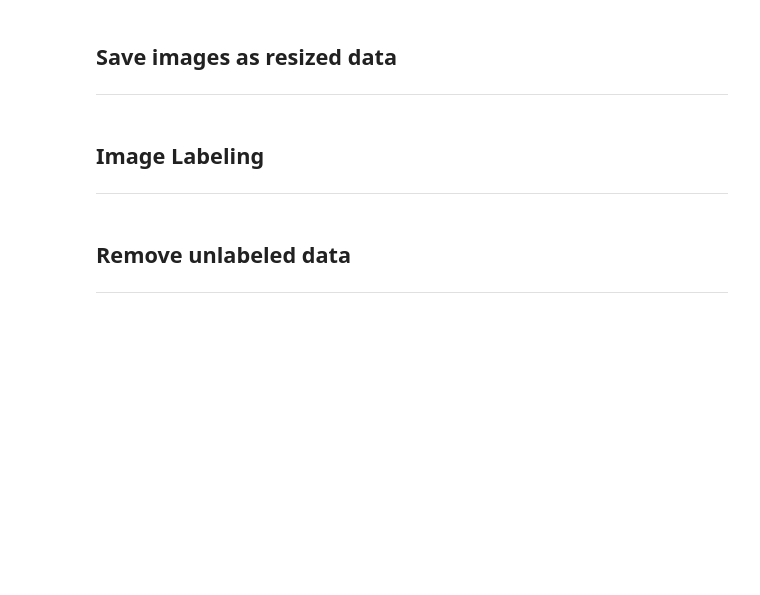
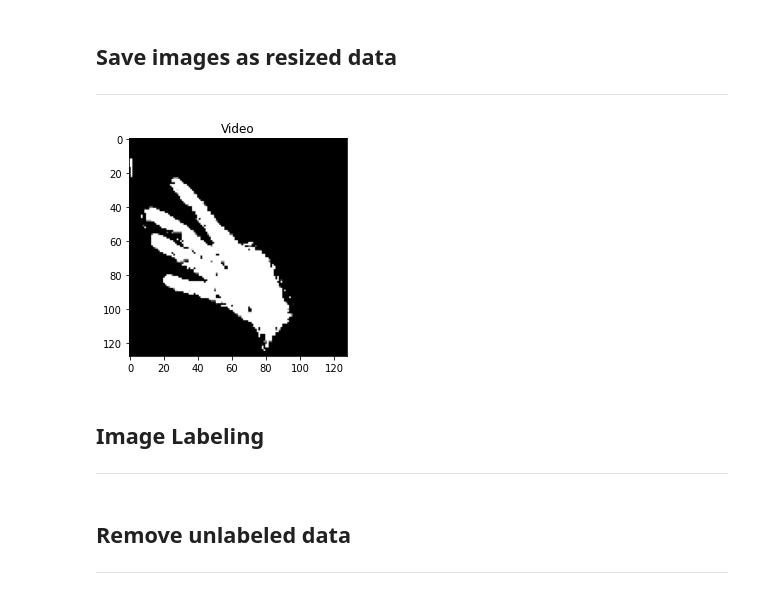
Before and after one commit to daniel4725/IMP_AR_project, a Jupyter notebook: hands_ml.ipynb, the cells around one changed output. Drawn from its saved outputs; the diff is of its cells as text; code cells hidden in the pictures; blank space fills up the shorter version.

```diff
--- a/hands_ml.ipynb
+++ b/hands_ml.ipynb
@@ -65,29 +71,31 @@ prevgray = cv2.cvtColor(prev, cv2.COLOR_BGR2GRAY)
 
 prevgray = cv2.resize(prevgray, (img_size,img_size))
 
-images = np.zeros((np.shape(prevgray)[0]*np.shape(prevgray)[1],int(totalFrames)),np.uint8)
+images = np.zeros((int(totalFrames),np.shape(prevgray)[0],np.shape(prevgray)[1]),np.uint8)
 
-images[:,0] = prevgray.flatten()
+images[0,:,:] = prevgray
 
-for image in range(int(totalFrames) - 1):
+for image in tqdm(range(int(totalFrames) - 1)):
 
     suc, img = cap.read()
     gray = cv2.cvtColor(img, cv2.COLOR_BGR2GRAY)
 
     gray = cv2.resize(gray, (img_size,img_size))
 
-    images[:,image] = gray.flatten()
+    images[image,:,:] = gray
 
 
 cap.release()
 # %%
 def show_img_in_notebook(frame):
     RGB_im = cv2.cvtColor(frame, cv2.COLOR_BGR2RGB)
     plt.imshow(RGB_im)
     plt.title("Video")
     plt.show()
 
-# show_img_in_notebook(images[:,:,100])
+show_img_in_notebook(images[100,:,:])
+# %% [output]
+[figure, added]
 # %% [markdown]
 ## Image Labeling
 ---
```
Also changed, not shown: parts of 18 cells of this notebook, 7 other files.
